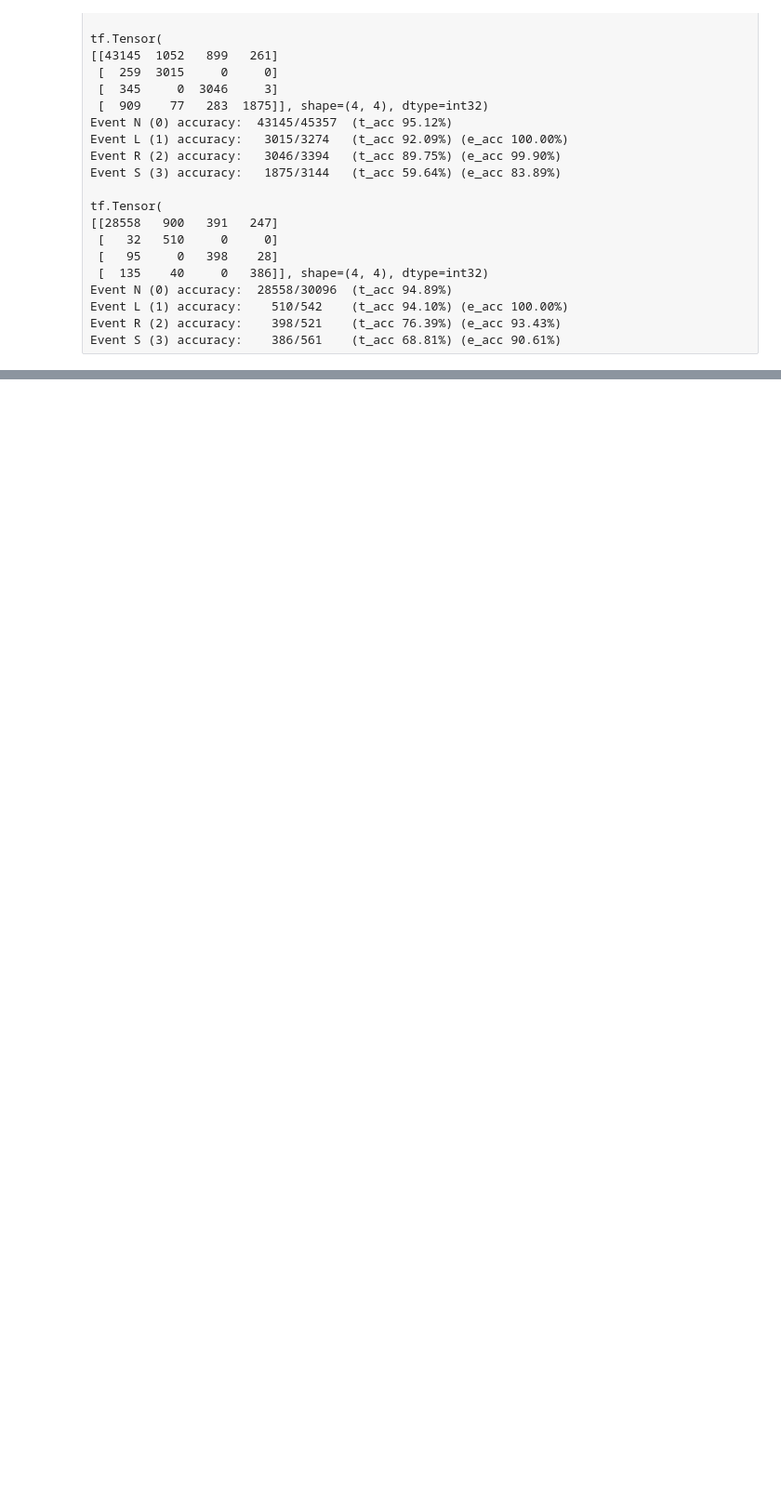
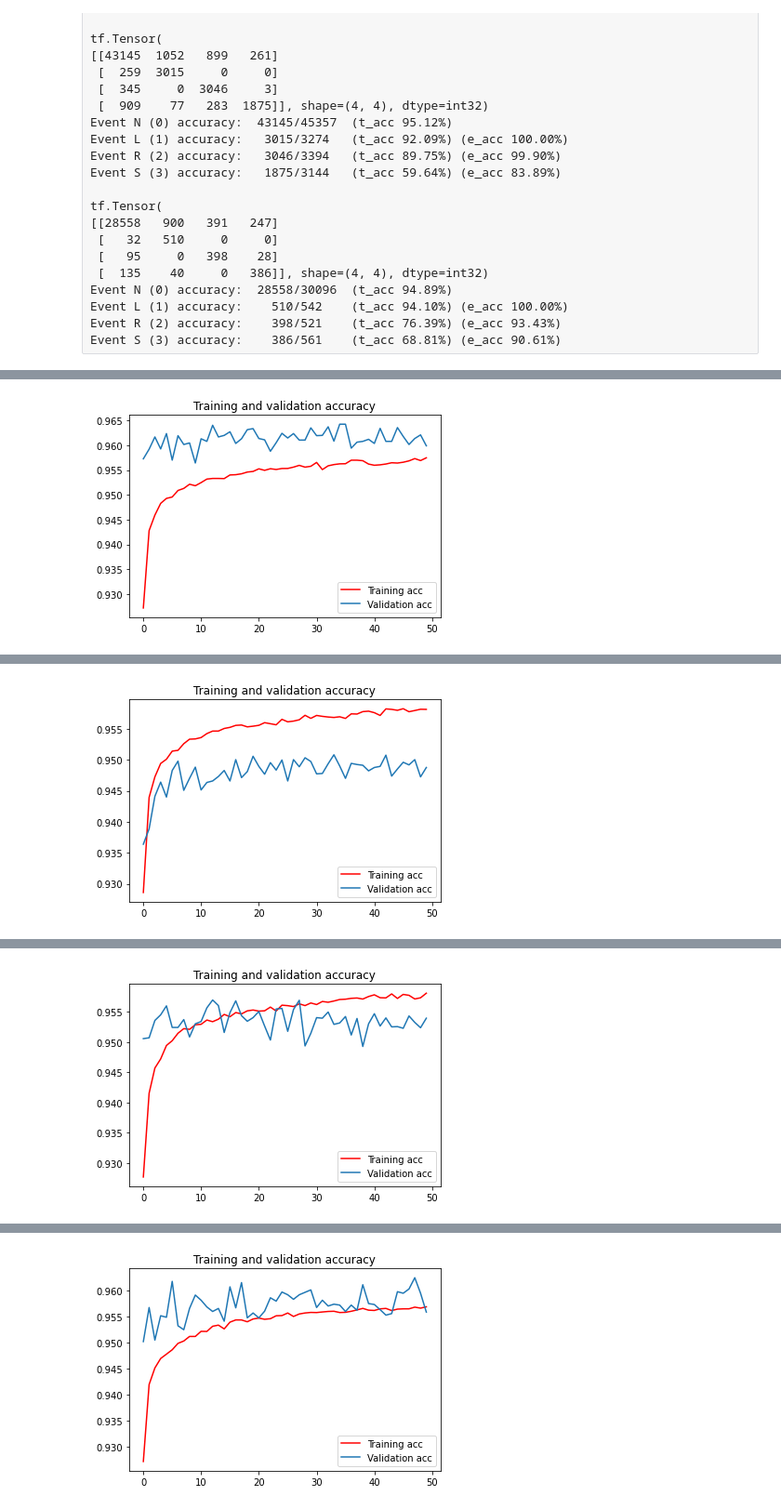
Before and after one commit to mattyhempstead/brain4, a Jupyter notebook: final/analysis/build_model.ipynb, the cells around one changed output, grey strips where cells are left out. Shown at 93% size. Saved outputs shown, nothing was run; the diff lists cells and outputs as text; code cells hidden in the pictures; blank space fills up the shorter version.

```diff
--- a/final/analysis/build_model.ipynb
+++ b/final/analysis/build_model.ipynb
@@ -917,0 +991,71 @@ NONE_EVENT = 1.00
+# %%
+def cv_train_model(model, train_data, train_labels, test_data, test_labels):
+    # Trains model and returns history dict
+    model.compile(
+        optimizer='adam',
+        loss=tf.keras.losses.SparseCategoricalCrossentropy(from_logits=True),
+        metrics=['accuracy']
+    )
+    history = model.fit(
+        train_data,
+        train_labels,
+        epochs=CV_EPOCHS,
+        validation_data=(test_data, test_labels)
+    #     batch_size=16
+    )
+
+    return history
+# %%
+cv_models = []
+cv_history = []
+cv_test_loss = []
+cv_test_acc = []
+cv_conf_mat = []
+
+
+for i in range(CV_K):
+    print(f"Fold #{i+1}/{CV_K}")
+    start_time = time.time()
+
+    FILE_NAMES_TRAIN = FILE_NAMES_ALL[0:i] + FILE_NAMES_ALL[i+1:]
+    FILE_NAMES_TEST = [FILE_NAMES_ALL[i]]
+    print(FILE_NAMES_TRAIN, FILE_NAMES_TEST)
+
+    model = cv_get_model()
+
+    train_data, train_labels, test_data, test_labels = cv_get_data()
+
+    # Train model
+    history = cv_train_model(model, train_data, train_labels, test_data, test_labels)
+
+    # Test loss
+    test_loss, test_acc = model.evaluate(
+        test_data,
+        test_labels,
+        verbose=2
+    )
+    print('\nTest accuracy:', test_acc)
+
+    # Conf mat
+    conf_mat = confusion_matrix_ml(model, test_data, test_labels)
+    print_confusion_matrix(conf_mat)
+    cv_conf_mat.append(conf_mat)
+
+    cv_models.append(model)
+    cv_history.append(history)
+    cv_test_loss.append(test_loss)
+    cv_test_acc.append(test_acc)
+
+
+    plt.plot(history.history['accuracy'], label='Training acc', color="red")
+    plt.plot(history.history['val_accuracy'], label='Validation acc')
+    plt.title('Training and validation accuracy')
+    # plt.ylim(0.8)
+    plt.legend()
+    plt.show()
+
+    print(f"Done fold in {time.time() - start_time:.2f}s")
+
+
+print("DONE CV")
+# %% [output]
@@ -917,0 +1079 @@ NONE_EVENT = 1.00
+[figure, added]
@@ -917,0 +1097 @@ NONE_EVENT = 1.00
+[figure, added]
@@ -917,0 +1115 @@ NONE_EVENT = 1.00
+[figure, added]
@@ -917,0 +1133 @@ NONE_EVENT = 1.00
+[figure, added]
```
Also changed, not shown: parts of 32 cells of this notebook, 1 other file.
